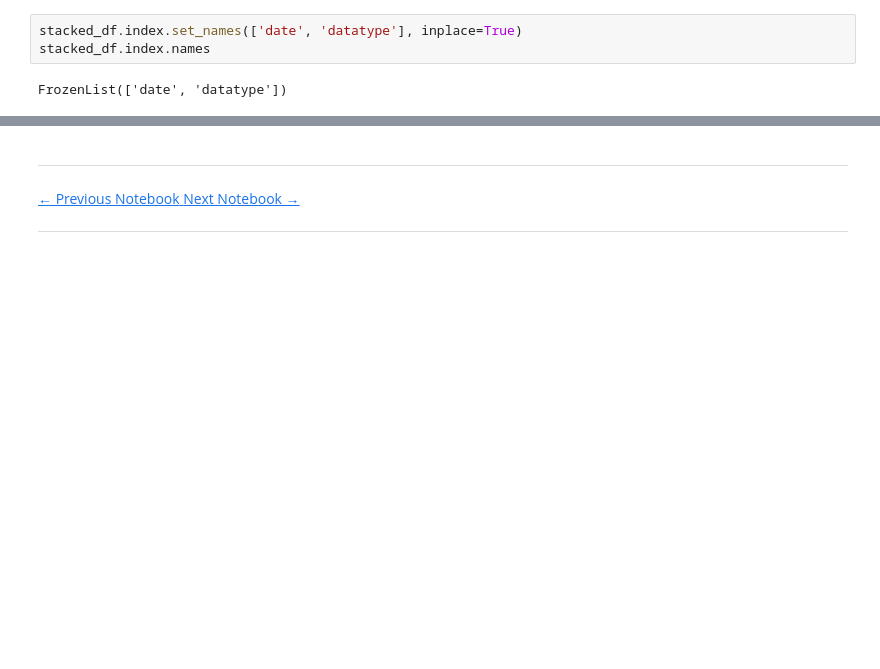
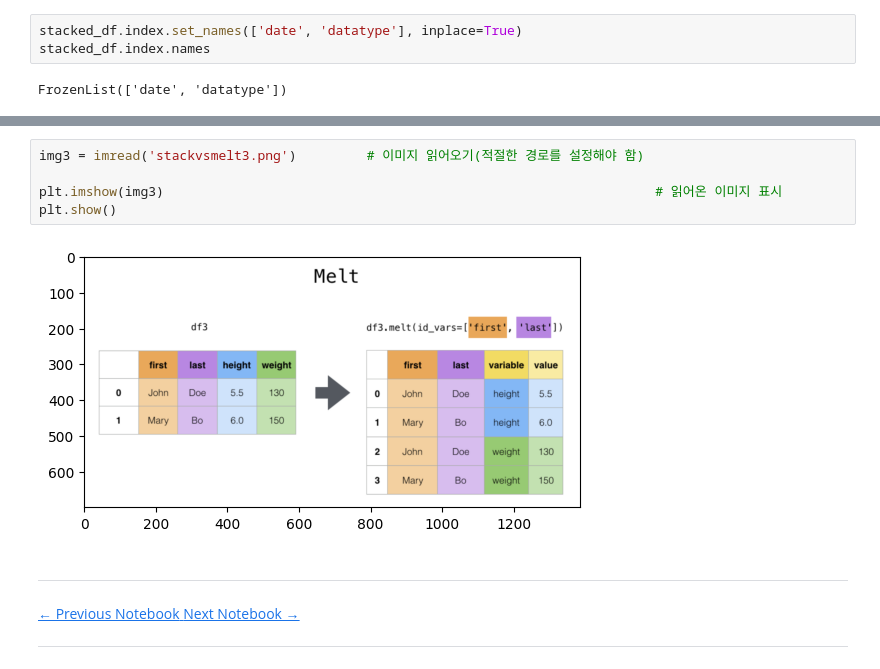
Before and after one commit to jsh1021902/ai_for_machine_learning, a Jupyter notebook: week4/4_reshaping_data.ipynb, the cells around one changed output, grey strips where cells are left out. Saved outputs shown, nothing was run; the diff lists cells and outputs as text; blank space fills up the shorter version.

```diff
--- a/week4/4_reshaping_data.ipynb
+++ b/week4/4_reshaping_data.ipynb
@@ -489,3 +506,10 @@ FrozenList(['date', 'datatype'])
+# %%
+img3 = imread('stackvsmelt3.png')         # 이미지 읽어오기(적절한 경로를 설정해야 함)
+
+plt.imshow(img3)                                                               # 읽어온 이미지 표시
+plt.show()
+# %% [output]
+[figure, added]
 # %% [markdown]
 <hr>
 <div>
```
Also changed, not shown: parts of 2 cells of this notebook.
